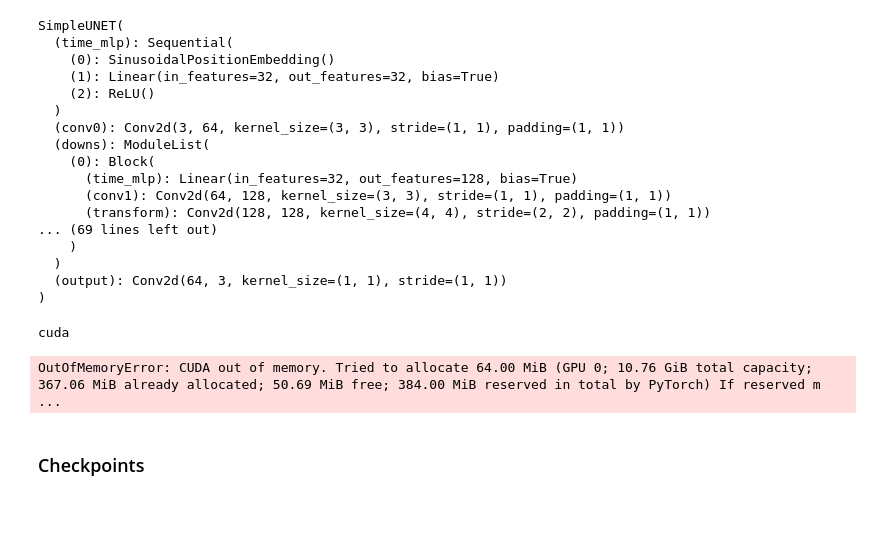
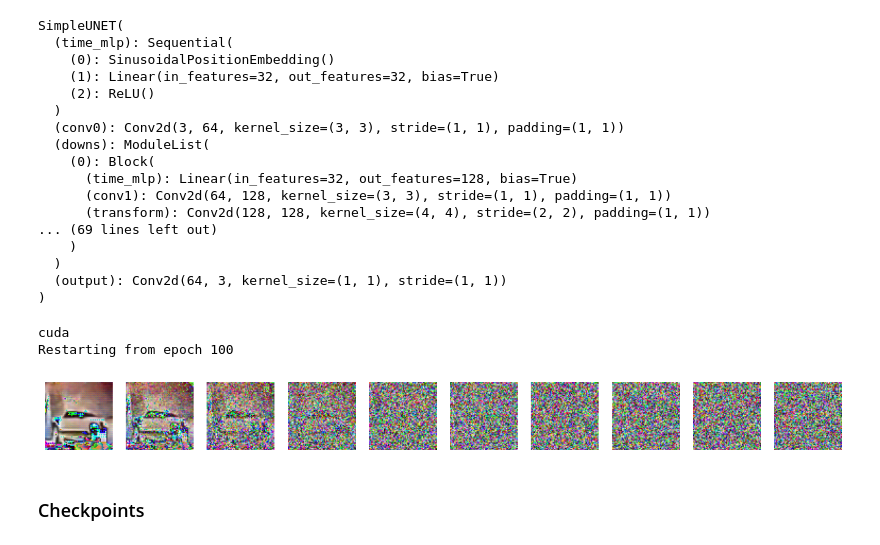
Before and after one commit to anirudhkaushik2003/Diffusion-Models-from-Scratch, a Jupyter notebook: visualize.ipynb, the cells around one changed output. Cells and saved outputs as stored; diff of their text form; code cells hidden in the pictures; blank space fills up the shorter version.

```diff
--- a/visualize.ipynb
+++ b/visualize.ipynb
@@ -101,23 +101,24 @@ def restart_last_checkpoint(model,PATH = f'/ssd_scratch/cvit/anirudhkaushik/chec
 # %%
 def test_sample_output():
     torch.cuda.empty_cache()
     device = torch.device("cuda" if torch.cuda.is_available() else "cpu")
     print(device)
     # load_model_from_checkpoint(model, "/ssd_scratch/cvit/anirudhkaushik/checkpoints/unet.pt")
     model = SimpleUNET()
     model = torch.nn.DataParallel(model)
-    restart_last_checkpoint(model)
+    restart_last_checkpoint(model, "/ssd_scratch/cvit/anirudhkaushik/checkpoints/unet_100_epoch.pt")
     model = model.to(device)
     noise_scheduler.sample_plot_image(IMG_SIZE, model)
 
 
 
     t = torch.randint(0, timesteps, (BATCH_SIZE,), device=device).long()
 
 test_sample_output()
 # %% [output]
 cuda
+Restarting from epoch 100
-OutOfMemoryError: CUDA out of memory. Tried to allocate 64.00 MiB (GPU 0; 10.76 GiB total capacity; 367.06 MiB already allocated; 50.69 MiB free; 384.00 MiB reserved in total by PyTorch) If reserved m ...
+[figure, added]
 # %%
 # from torch.optim import Adam
 
```
Also changed, not shown: parts of 1 cell of this notebook.
